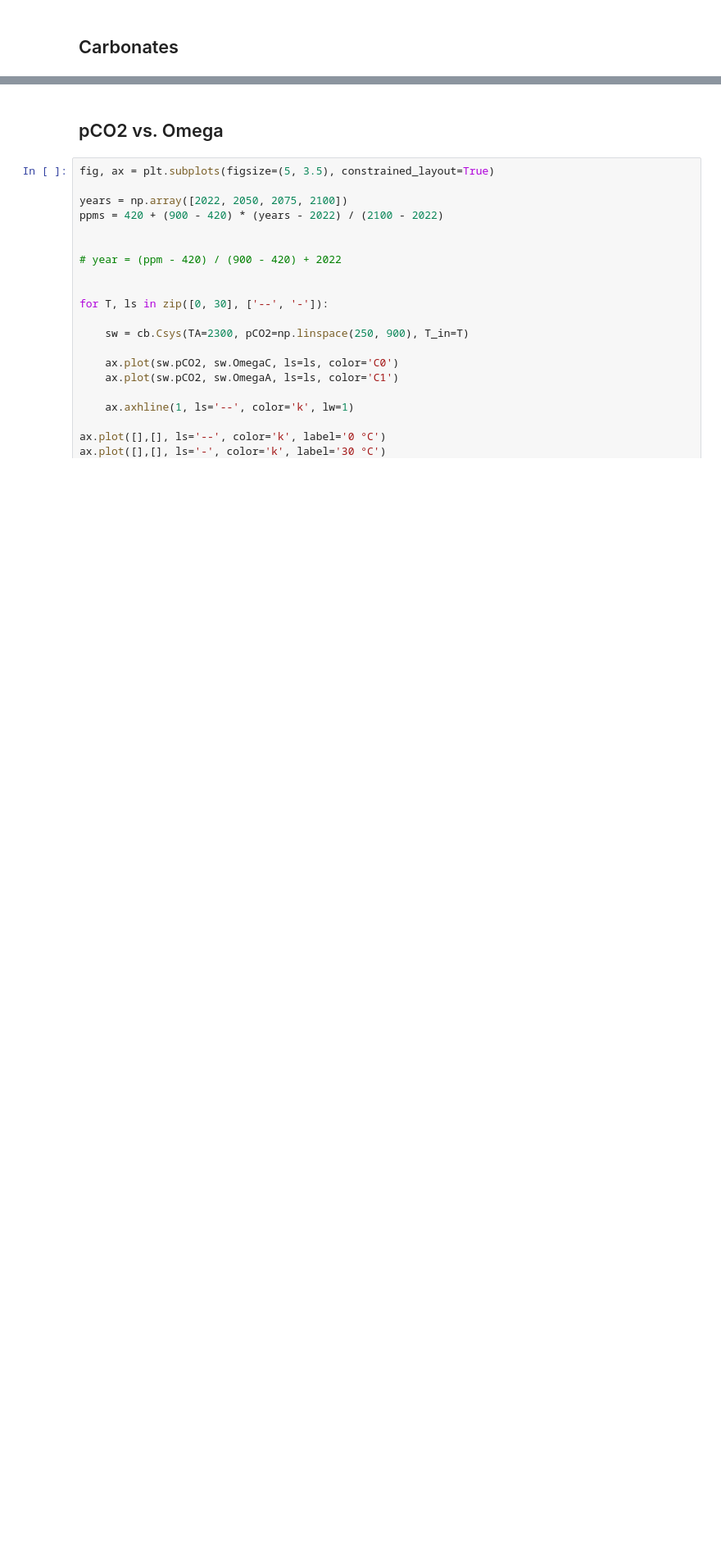
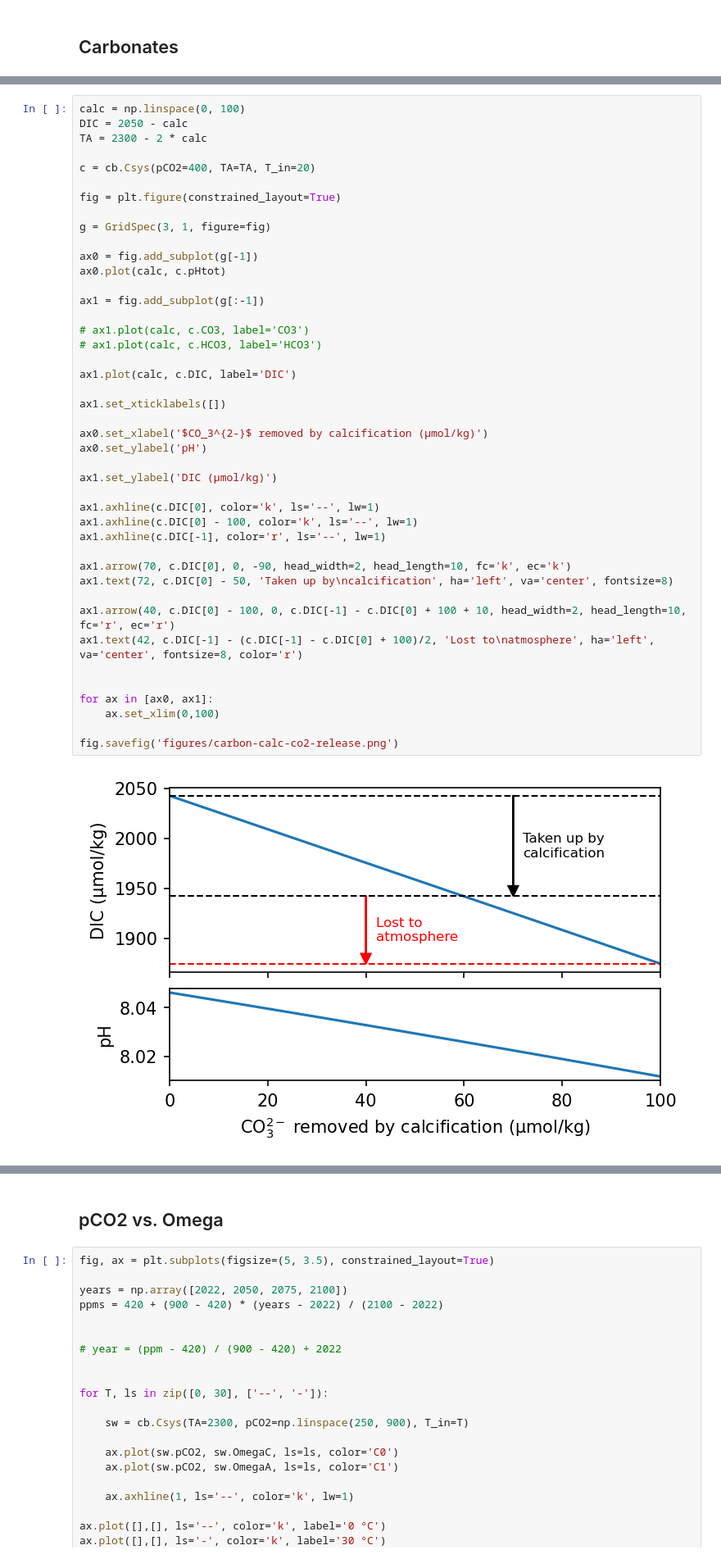
Before and after one commit to johnryantaylor/JRT_QES_Notes, a Jupyter notebook: book/06_oceancarbon/carbon_figs.ipynb, the cells around one changed output, grey strips where cells are left out. Shown at 82% size. Saved outputs shown, nothing was run; the diff lists cells and outputs as text; blank space fills up the shorter version.

```diff
--- a/book/06_oceancarbon/carbon_figs.ipynb
+++ b/book/06_oceancarbon/carbon_figs.ipynb
@@ -373,3 +403,48 @@ fig.savefig('figures/carbon-pH-Temp.png')
+# %%
+calc = np.linspace(0, 100)
+DIC = 2050 - calc
+TA = 2300 - 2 * calc
+
+c = cb.Csys(pCO2=400, TA=TA, T_in=20)
+
+fig = plt.figure(constrained_layout=True)
+
+g = GridSpec(3, 1, figure=fig)
+
+ax0 = fig.add_subplot(g[-1])
+ax0.plot(calc, c.pHtot)
+
+ax1 = fig.add_subplot(g[:-1])
+
+# ax1.plot(calc, c.CO3, label='CO3')
+# ax1.plot(calc, c.HCO3, label='HCO3')
+
+ax1.plot(calc, c.DIC, label='DIC')
+
+ax1.set_xticklabels([])
+
+ax0.set_xlabel('$CO_3^{2-}$ removed by calcification (μmol/kg)')
+ax0.set_ylabel('pH')
+
+ax1.set_ylabel('DIC (μmol/kg)')
+
+ax1.axhline(c.DIC[0], color='k', ls='--', lw=1)
+ax1.axhline(c.DIC[0] - 100, color='k', ls='--', lw=1)
+ax1.axhline(c.DIC[-1], color='r', ls='--', lw=1)
+
+ax1.arrow(70, c.DIC[0], 0, -90, head_width=2, head_length=10, fc='k', ec='k')
+ax1.text(72, c.DIC[0] - 50, 'Taken up by\ncalcification', ha='left', va='center', fontsize=8)
+
+ax1.arrow(40, c.DIC[0] - 100, 0, c.DIC[-1] - c.DIC[0] + 100 + 10, head_width=2, head_length=10, fc='r', ec='r')
+ax1.text(42, c.DIC[-1] - (c.DIC[-1] - c.DIC[0] + 100)/2, 'Lost to\natmosphere', ha='left', va='center', fontsize=8, color='r')
+
+
+for ax in [ax0, ax1]:
+    ax.set_xlim(0,100)
+
+fig.savefig('figures/carbon-calc-co2-release.png')
+# %% [output]
+[figure, added]
 # %%
 z = np.linspace(0, 5500)
 cz = cb.Csys(TA=2300, DIC=2150, T_in=4, P_in=z/10)
```
Also changed, not shown: parts of 6 cells of this notebook, 18 other files.
